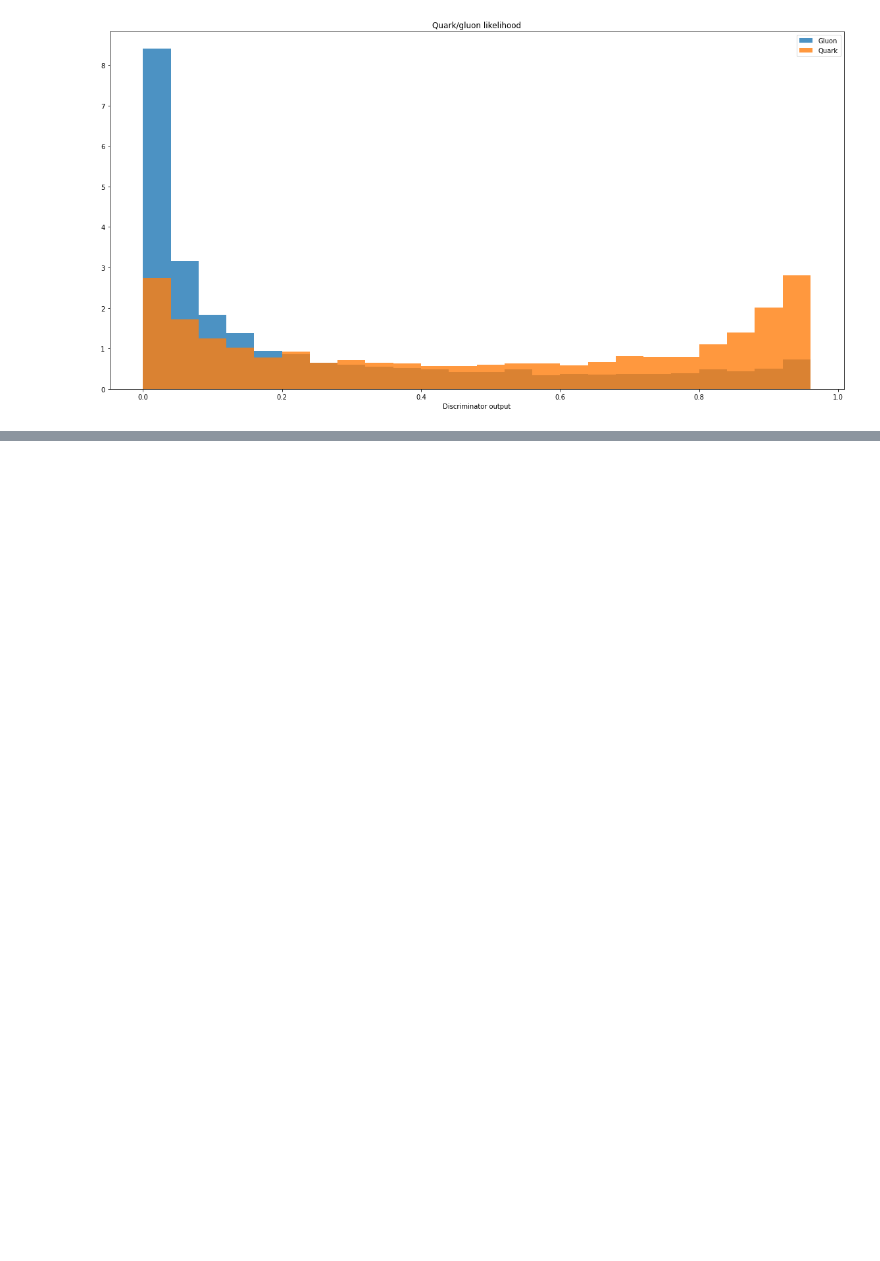
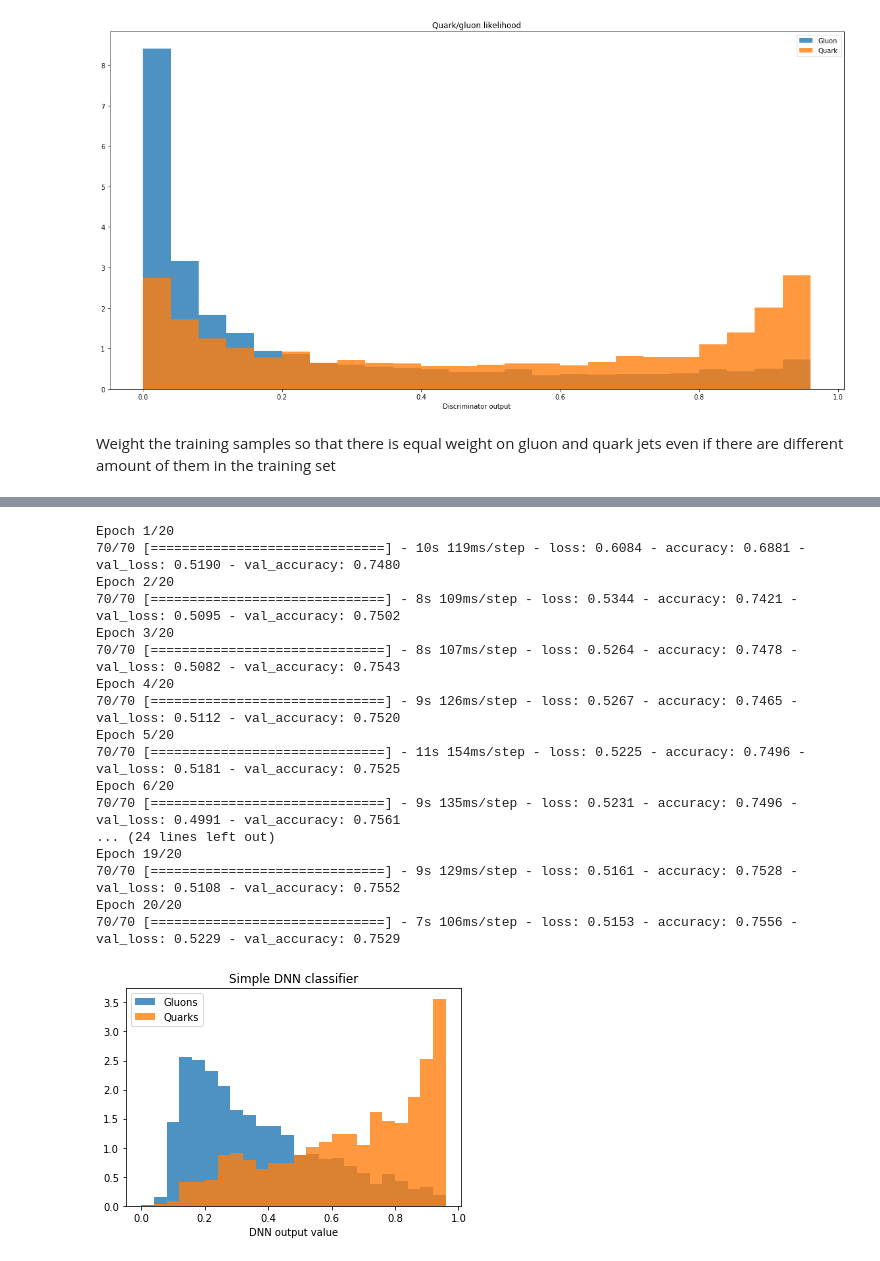
Before and after one commit to ncpp-my/opendata-cms-ml, a Jupyter notebook: notebooks/ML_SVM_PY.ipynb, the cells around one changed output, grey strips where cells are left out. Drawn from its saved outputs; the diff is of its cells as text; code cells hidden in the pictures; blank space fills up the shorter version.

```diff
--- a/notebooks/ML_SVM_PY.ipynb
+++ b/notebooks/ML_SVM_PY.ipynb
@@ -75,0 +171,3 @@ if PLOT:
+# %% [markdown]
+ Weight the training samples so that there is equal weight on gluon and quark jets
+ even if there are different amount of them in the training set
@@ -75,0 +183,46 @@ if PLOT:
+# %%
+# Train the model
+model.fit(train_x_dnn,
+             train_y_dnn,
+             epochs=20,
+             batch_size=128,
+             class_weight=class_weights,
+             validation_split=0.2,
+             shuffle=True,
+             verbose=1);
+
+pred_y_dnn = model.predict(test_x_dnn)
+
+if DO_SVM:
+
+   from sklearn.svm import SVC
+
+   clf = SVC(kernel="poly", random_state=42).fit(train_x_svm, train_y_svm)
+
+   pred_y_svm = clf.decision_function(test_x_svm)
+
+if PLOT and DO_DNN:
+
+   plt.clf()
+   binning = np.arange(0.0, 1.0, 0.04)
+   plt.hist( pred_y_dnn[test_y_dnn==0], bins=binning, alpha=0.8, label="Gluons", density=1 )
+   plt.hist( pred_y_dnn[test_y_dnn==1], bins=binning, alpha=0.8, label="Quarks", density=1 )
+   plt.legend()
+   plt.xlabel('DNN output value')
+   plt.title('Simple DNN classifier')
+   plt.savefig("ML_DNNClassifier.png")
+
+if DO_Lin:
+
+   from sklearn.svm import LinearSVC
+
+   clf = LinearSVC(loss="hinge", random_state=42).fit(train_x_lin, train_y_lin)
+
+   pred_y_lin = clf.decision_function(test_x_lin)
+
+if DO_Nu:
+
+    from sklearn.svm import NuSVC
+
+    pred_y_nu = clf.decision_function(test_x_nu)
+# %% [output]
@@ -75,0 +230,18 @@ if PLOT:
+Epoch 1/20
+70/70 [==============================] - 10s 119ms/step - loss: 0.6084 - accuracy: 0.6881 - val_loss: 0.5190 - val_accuracy: 0.7480
+Epoch 2/20
+70/70 [==============================] - 8s 109ms/step - loss: 0.5344 - accuracy: 0.7421 - val_loss: 0.5095 - val_accuracy: 0.7502
+Epoch 3/20
+70/70 [==============================] - 8s 107ms/step - loss: 0.5264 - accuracy: 0.7478 - val_loss: 0.5082 - val_accuracy: 0.7543
+Epoch 4/20
+70/70 [==============================] - 9s 126ms/step - loss: 0.5267 - accuracy: 0.7465 - val_loss: 0.5112 - val_accuracy: 0.7520
+Epoch 5/20
+70/70 [==============================] - 11s 154ms/step - loss: 0.5225 - accuracy: 0.7496 - val_loss: 0.5181 - val_accuracy: 0.7525
+Epoch 6/20
+70/70 [==============================] - 9s 135ms/step - loss: 0.5231 - accuracy: 0.7496 - val_loss: 0.4991 - val_accuracy: 0.7561
+... (24 lines left out)
+Epoch 19/20
+70/70 [==============================] - 9s 129ms/step - loss: 0.5161 - accuracy: 0.7528 - val_loss: 0.5108 - val_accuracy: 0.7552
+Epoch 20/20
+70/70 [==============================] - 7s 106ms/step - loss: 0.5153 - accuracy: 0.7556 - val_loss: 0.5229 - val_accuracy: 0.7529
+[figure, added]
```
Also changed, not shown: parts of 13 cells of this notebook.
